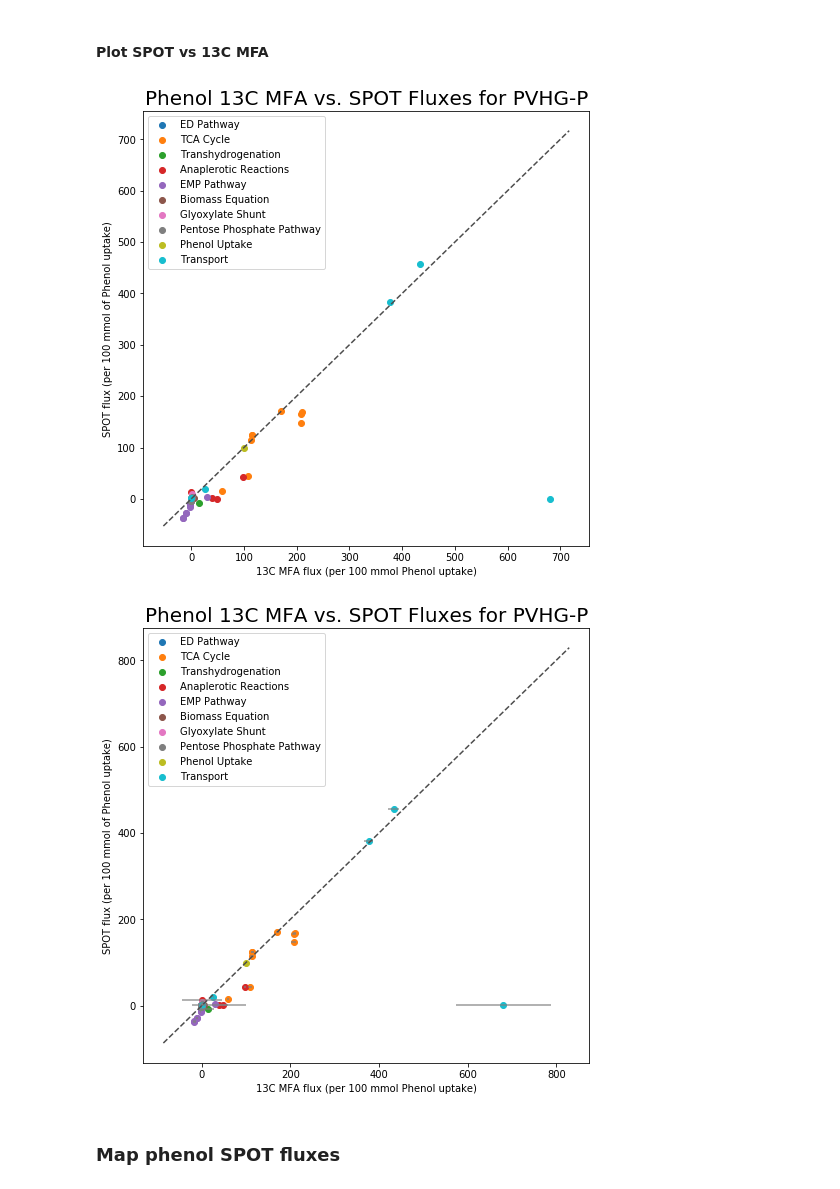
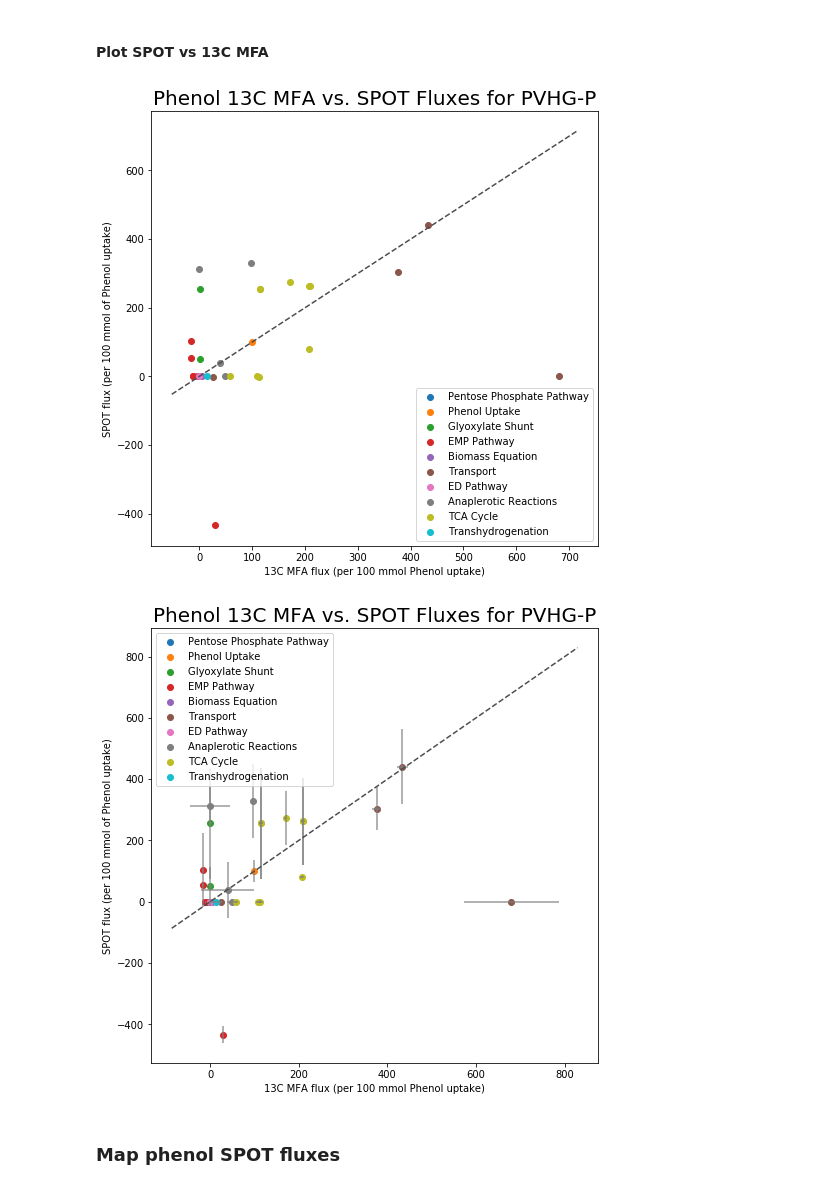
Before and after one commit to LBLQMM/RhodococcusGSM, a Jupyter notebook: Biodesign_gr/notebooks/J_SPOT_HensonPhenolData.ipynb, the cells around one changed output. Saved outputs shown, nothing was run; the diff lists cells and outputs as text; code cells hidden in the pictures.

```diff
--- a/Biodesign_gr/notebooks/J_SPOT_HensonPhenolData.ipynb
+++ b/Biodesign_gr/notebooks/J_SPOT_HensonPhenolData.ipynb
@@ -450,0 +353,7 @@ Unbounded FBA solution 0.2357789548122888
+# %%
+phenol_fluxes = pd.read_csv('../13C_flux_data/13C_phenol_flux_data.csv')
+
+# Remove rows that do not have a mapping to the GSM
+phenol_fluxes.dropna(subset = ["Forward Reactions"], inplace=True)
+print(f'There are {len(phenol_fluxes)} fluxes that can be compared between the MFA and FBA')
+phenol_fluxes
@@ -451,2 +379,2 @@ Unbounded FBA solution 0.2357789548122888
 # %%
-obspred_fluxesnew = addpredfluxes_to13cdf(obspred_fluxes, spotsoldf, spotsolstddf, 'phenol', 'SPOT')
+obspred_fluxes = add_pred_fluxes_to_13c_df(phenol_fluxes, spotsoldf, spotsolstddf, 'phenol', 'SPOT', 'WT')
@@ -476,4 +400,32 @@ obspred_fluxesnew
 | 71 | Biomass Equation | Growth or Growth_Phenol or Growth... | 0.515*Ala + 0.174*Arg + 0.153*Asn... | NaN | 4.693400e+00 | 4.397200e+00 | ... |
 # %% [markdown]
 ### Plot SPOT vs 13C MFA
+# %%
+def scatterplotcomp_obs_vs_pred(obspred_fluxes, substrate, method, linename, strain):
+    fig, ax = plt.subplots(figsize=(8, 8))
+    ax.plot(ax.get_xlim(), ax.get_ylim(), ls="--", c=".3")
+
+    for pathway in list(set(obspred_fluxes['Pathway'])):
+        pathway_df = obspred_fluxes[obspred_fluxes['Pathway'] == pathway]
+
+        measured_flux_list = list(pathway_df['Flux'])
+        simulated_flux_list = list(pathway_df[str(method) + ' ' + str(strain) + ' Value'])
+
+        ax.scatter(measured_flux_list, simulated_flux_list, label=pathway)
+
+
+    # Dashed line
+    x = np.linspace(*ax.get_xlim())
+    ax.plot(x, x, ls="--", c=".3")
+    if substrate=='phenol':
+        sub = 'Phenol'
+    elif substrate=='glucose':
+        sub = 'Glucose'
+    else:
+        print("Unknown substrate")
+    plt.title(r''+str(sub)+  ' 13C MFA vs. '+ str(method) + ' Fluxes for ' +linename, fontSize=20)
+    plt.xlabel(r'13C MFA flux (per 100 mmol '+str(sub)+  ' uptake)')
+    plt.ylabel(r''+ str(method) + ' flux (per 100 mmol of '+str(sub)+  ' uptake)')
+    plt.legend()
+    plt.show()
 # %%
@@ -608,4 +596,4 @@ spotsolstddf_PVHG = pd.DataFrame(spotsol_std_PVHG, columns=['stds'])
 # %% [markdown]
 ##### **Add Phenol PVHG EFLUX2 and SPOT flux values to phenol fluxes dataframe**
 # %%
-obspred_fluxesnew2 = addpredfluxes_to13cdf(obspred_fluxes, spotsoldf_PVHG, spotsolstddf_PVHG, 'phenol', 'SPOT')
+obspred_fluxes = add_pred_fluxes_to_13c_df(obspred_fluxes, spotsoldf_PVHG, spotsolstddf_PVHG, 'phenol', 'SPOT', 'WT')
@@ -636,12 +620,12 @@ obspred_fluxesnew2
 # %% [markdown]
 #### Plot SPOT vs 13C MFA
 # %%
-scatterplotcomp_obs_vs_pred(obspred_fluxesnew2, substrate='phenol', method='SPOT', linename='PVHG-P')
+scatterplotcomp_obs_vs_pred(obspred_fluxesnew2, substrate='phenol', method='SPOT', linename='PVHG-P', strain='WT')
 # %% [output]
-[figure, old version]
+[figure, new version]
 # %%
-scatterplotcomp_obs_vs_pred_withstd(obspred_fluxesnew2, substrate='phenol', method='SPOT',linename='PVHG-P')
+scatterplotcomp_obs_vs_pred_withstd(obspred_fluxesnew2, substrate='phenol', method='SPOT',linename='PVHG-P', strain='WT')
 # %% [output]
-[figure, old version]
+[figure, new version]
 # %% [markdown]
 ### Map phenol SPOT fluxes
```
Also changed, not shown: parts of 89 cells of this notebook, 2 other files.
